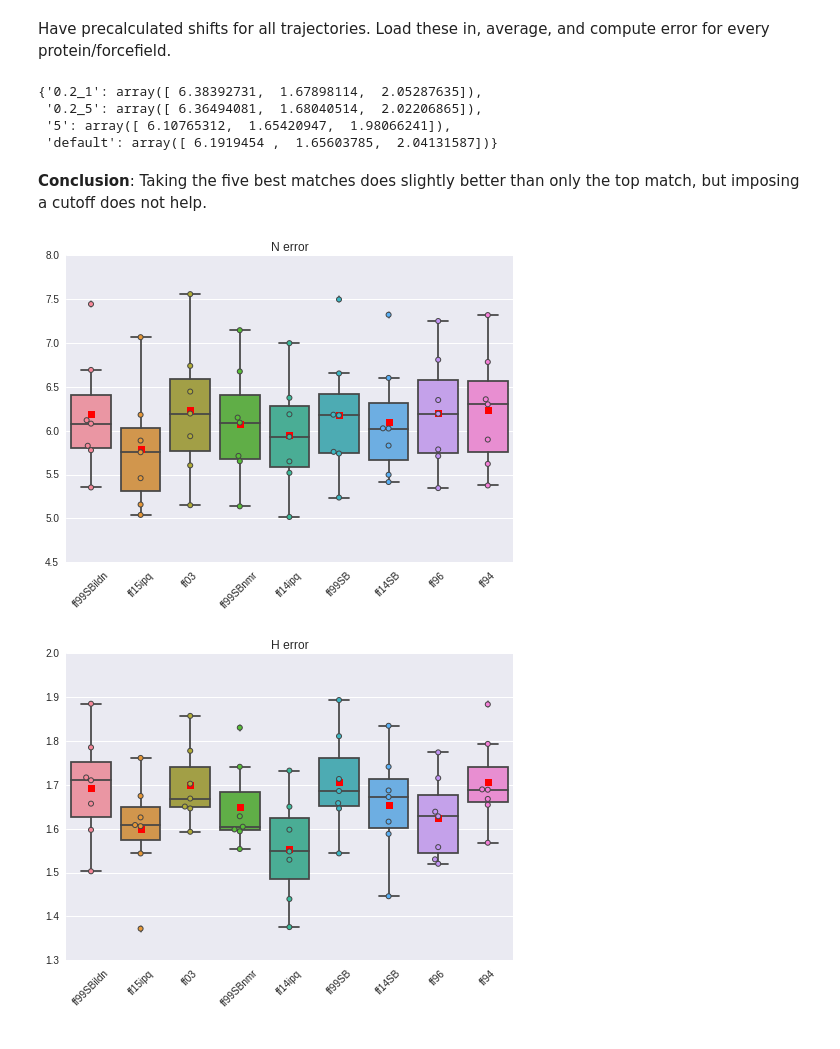
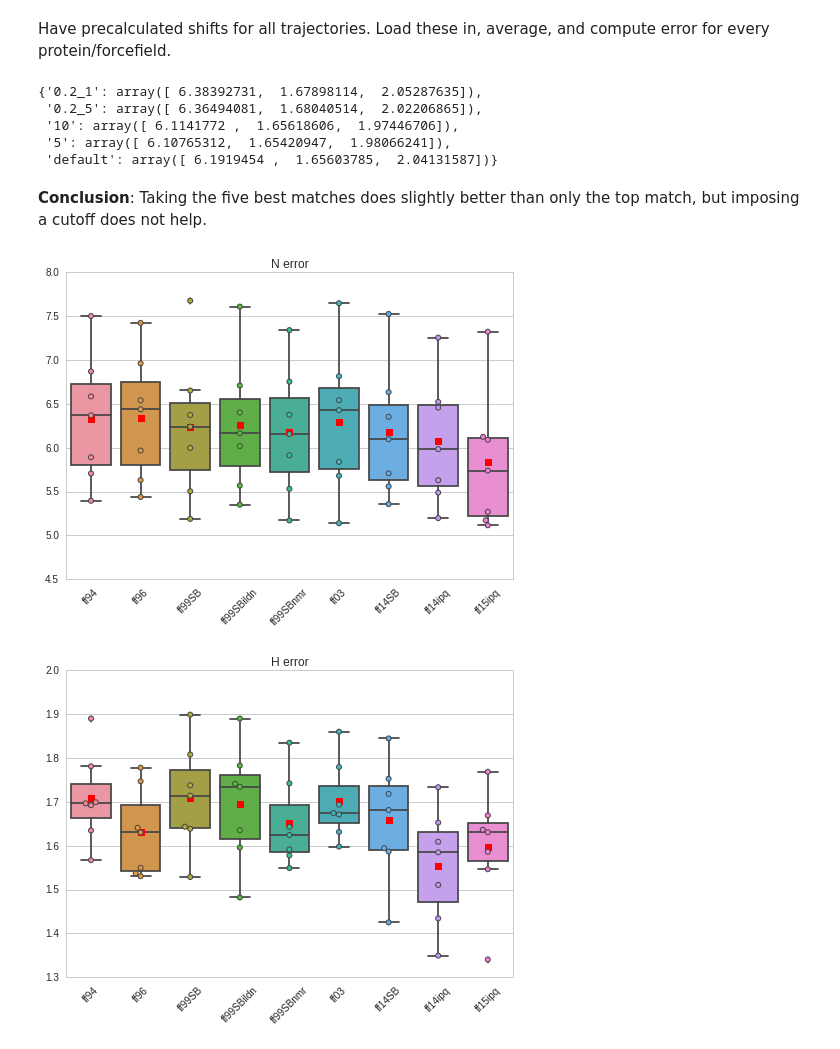
Before and after one commit to dkoes/MD2NMR, a Jupyter notebook: notebooks/analysis.ipynb, the cells around one changed output. Cells and saved outputs as stored; diff of their text form; code cells hidden in the pictures.

```diff
--- a/notebooks/analysis.ipynb
+++ b/notebooks/analysis.ipynb
@@ -53,6 +53,9 @@ errors['default'] = dict() #selct top
 errors['0.2_1'] = dict() #select top within 0.2
 errors['0.2_5'] = dict() #select top 5 within 0.2
 errors['5'] = dict() #select top 5
+errors['10'] = dict() #select top 5
+
+
 for ff in ffs:
     for k in errors.keys():
         errors[k][ff] = dict()
@@ -68,6 +71,8 @@ for ff in ffs:
                     err = errors['0.2_5']
                 elif fname.endswith('__5.shifts'):
                     err = errors['5']
+                elif fname.endswith('__10.shifts'):
+                    err = errors['10']
                 else:
                     err = errors['default']
                 err[ff][prot].append(calc_error(observed[prot],shifts))
@@ -96,6 +101,7 @@ totave
 # %% [output]
 {'0.2_1': array([ 6.38392731,  1.67898114,  2.05287635]),
  '0.2_5': array([ 6.36494081,  1.68040514,  2.02206865]),
+ '10': array([ 6.1141772 ,  1.65618606,  1.97446706]),
  '5': array([ 6.10765312,  1.65420947,  1.98066241]),
  'default': array([ 6.1919454 ,  1.65603785,  2.04131587])}
 # %% [markdown]
@@ -105,25 +111,28 @@ Nerr = []
 Herr = []
 Cerr = []
 labels = []
-for ff in aveerrors['5'].keys():
+fforder=['ff94','ff96','ff99SB','ff99SBildn','ff99SBnmr','ff03','ff14SB','ff14ipq','ff15ipq']
+for ff in fforder:
     labels.append(ff)
-    Nerr.append(np.vstack(aveerrors['5'][ff].values())[:,0])
-    Herr.append(np.vstack(aveerrors['5'][ff].values())[:,1])
-    Cerr.append(np.vstack(aveerrors['5'][ff].values())[:,2])
+    Nerr.append(np.vstack(aveerrors['default'][ff].values())[:,0])
+    Herr.append(np.vstack(aveerrors['default'][ff].values())[:,1])
+    Cerr.append(np.vstack(aveerrors['default'][ff].values())[:,2])
 # %%
+sns.set_style('whitegrid')
+
 sns.boxplot(data=Nerr,showmeans=True)
 sns.swarmplot(data=Nerr,linewidth=1)
 plt.xticks(xrange(len(labels)),labels,rotation=45);
 plt.title('N error');
 # %% [output]
-[figure, old version]
+[figure, new version]
 # %%
 sns.boxplot(data=Herr,showmeans=True)
 sns.swarmplot(data=Herr,linewidth=1)
 plt.xticks(xrange(len(labels)),labels,rotation=45);
 plt.title('H error');
 # %% [output]
-[figure, old version]
+[figure, new version]
 # %%
 sns.boxplot(data=Cerr,showmeans=True)
 sns.swarmplot(data=Cerr,linewidth=1)
```
Also changed, not shown: parts of 12 cells of this notebook, 4 other files.
